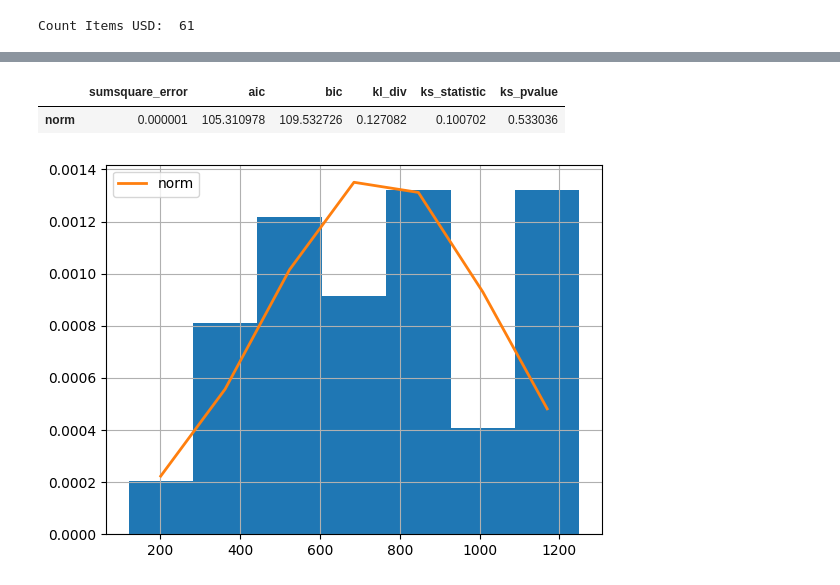
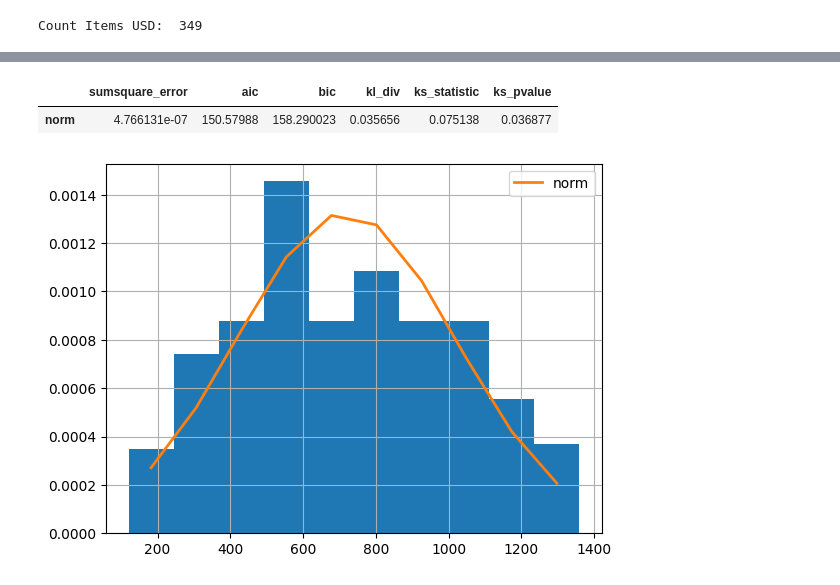
Before and after one commit to romayengineer/marketface, a Jupyter notebook: plot_items_by_price.ipynb, the cells around one changed output, grey strips where cells are left out. Cells and saved outputs as stored; diff of their text form; code cells hidden in the pictures.

```diff
--- a/plot_items_by_price.ipynb
+++ b/plot_items_by_price.ipynb
@@ -5,7 +5,7 @@ from fitter import Fitter, get_common_distributions, get_distributions
 # %%
 all_items = []
 
-for n in range(1, 21):
+for n in range(1, 31):
     all_items.extend(get_items_list(n, 100, "").items)
 # %%
 def wanted_items_by_usd(isUsd):
@@ -15,12 +15,29 @@ def wanted_items_by_usd(isUsd):
         text = title + " " + desc
         if (item.deleted == False and
             item.usd == isUsd and
-            "macbook" in text and
-            "air" not in text and
-            "phone" not in text and
-            # "pro" in title and
-            item.price_usd > 100 and
-            item.price_usd < 1400):
+            "macbook"    in text and
+            "pro"        in text and
+            "air"        not in text and
+            "placa"      not in text and
+            "imac"       not in text and
+            "ipad"       not in text and
+            "phone"      not in text and
+            "repuesto"   not in text and
+            item.price_usd != 111   and
+            item.price_usd != 222   and
+            item.price_usd != 333   and
+            item.price_usd != 444   and
+            item.price_usd != 555   and
+            item.price_usd != 666   and
+            item.price_usd != 777   and
+            item.price_usd != 888   and
+            item.price_usd != 999   and
+            item.price_usd != 1111  and
+            item.price_usd != 2222  and
+            item.price_usd != 3333  and
+            item.price_usd != 4444  and
+            item.price_usd >  100   and
+            item.price_usd <  1400):
             return True
         return False
     return wanted_items
@@ -59,7 +76,7 @@ def calculate_and_print_for(currency, bins):
     counts, bins, bars = plt.hist(prices, bins)
     return (prices, (counts, bins, bars),)
 # %%
-usd_bins = 7
+usd_bins = 10
 
 items_usd, usd_hist = calculate_and_print_for("USD", usd_bins)
 
@@ -71,4 +88,4 @@ f = Fitter(items_usd,
 f.fit()
 f.summary()
 # %% [output]
-Count Items USD:  61
+Count Items USD:  349
@@ -76,4 +93,4 @@ Count Items USD:  61
 |  | sumsquare_error | aic | bic | kl_div | ks_statistic | ks_pvalue |
-| norm | 0.000001 | 105.310978 | 109.532726 | 0.127082 | 0.100702 | 0.533036 |
+| norm | 4.766131e-07 | 150.57988 | 158.290023 | 0.035656 | 0.075138 | 0.036877 |
-[figure, old version]
+[figure, new version]
 # %%
```
Also changed, not shown: parts of 2 cells of this notebook.
